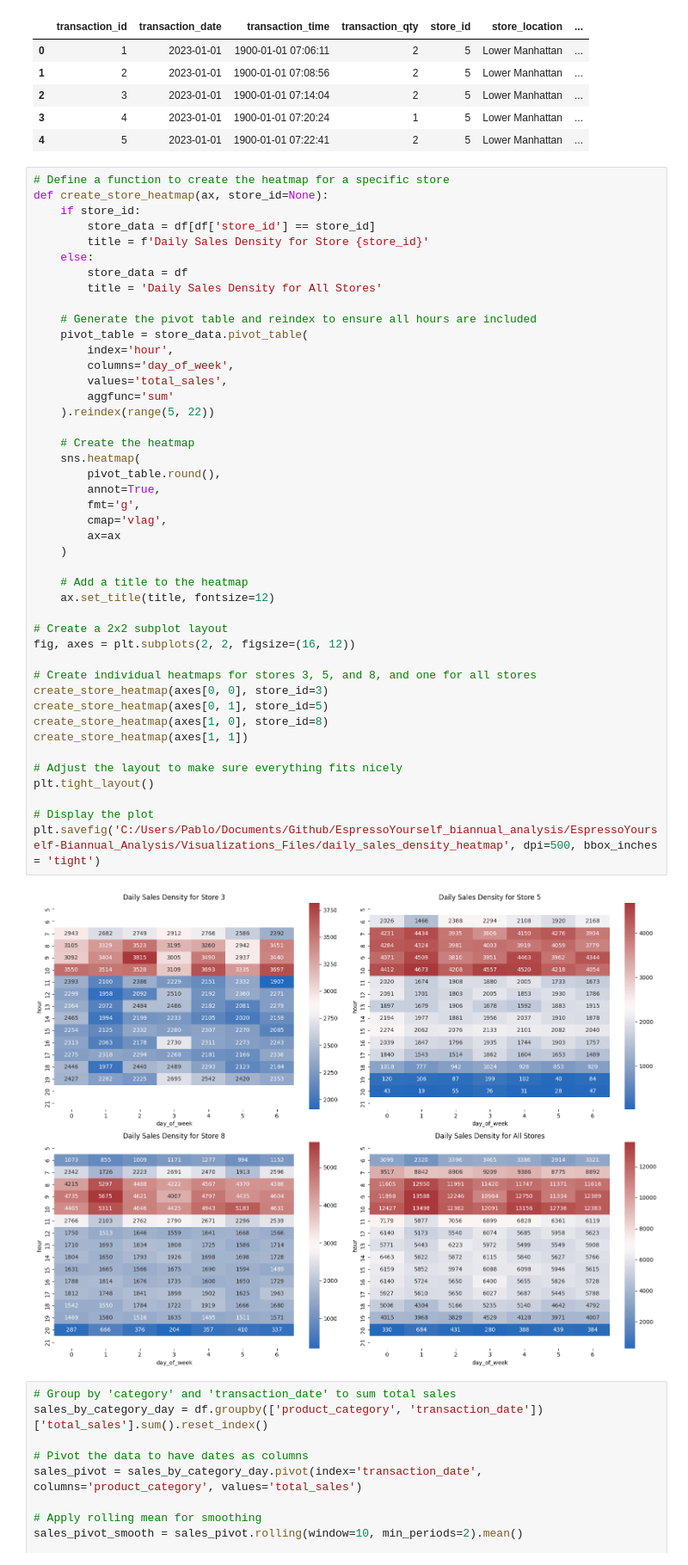
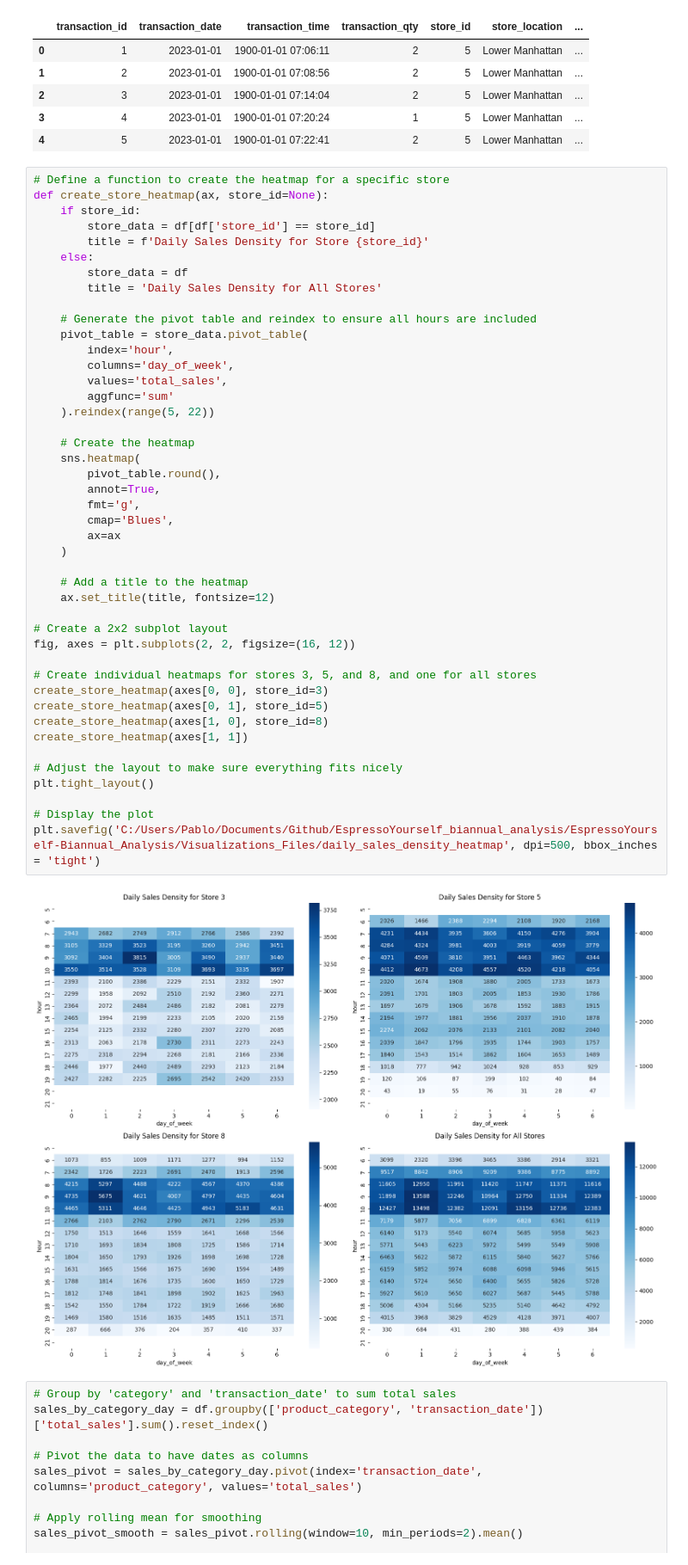
Before and after one commit to pablohema/EspressoYourself-Biannual_Analysis, a Jupyter notebook: EDA_Files/EspressoYourself_analysis.ipynb, the cells around one changed output. Shown at 86% size. Cells and saved outputs as stored; diff of their text form.

```diff
--- a/EDA_Files/EspressoYourself_analysis.ipynb
+++ b/EDA_Files/EspressoYourself_analysis.ipynb
@@ -338,35 +292,35 @@ def create_store_heatmap(ax, store_id=None):
         values='total_sales',
         aggfunc='sum'
     ).reindex(range(5, 22))
 
     # Create the heatmap
     sns.heatmap(
         pivot_table.round(),
         annot=True,
         fmt='g',
-        cmap='vlag',
+        cmap='Blues',
         ax=ax
     )
 
     # Add a title to the heatmap
     ax.set_title(title, fontsize=12)
 
 # Create a 2x2 subplot layout
 fig, axes = plt.subplots(2, 2, figsize=(16, 12))
 
 # Create individual heatmaps for stores 3, 5, and 8, and one for all stores
 create_store_heatmap(axes[0, 0], store_id=3)
 create_store_heatmap(axes[0, 1], store_id=5)
 create_store_heatmap(axes[1, 0], store_id=8)
 create_store_heatmap(axes[1, 1])
 
 # Adjust the layout to make sure everything fits nicely
 plt.tight_layout()
 
 # Display the plot
 plt.savefig('C:/Users/Pablo/Documents/Github/EspressoYourself_biannual_analysis/EspressoYourself-Biannual_Analysis/Visualizations_Files/daily_sales_density_heatmap', dpi=500, bbox_inches = 'tight')
 # %% [output]
-[figure, old version]
+[figure, new version]
 # %%
 # Group by 'category' and 'transaction_date' to sum total sales
 sales_by_category_day = df.groupby(['product_category', 'transaction_date'])['total_sales'].sum().reset_index()
```
Also changed, not shown: parts of 4 cells of this notebook, 4 other files.
